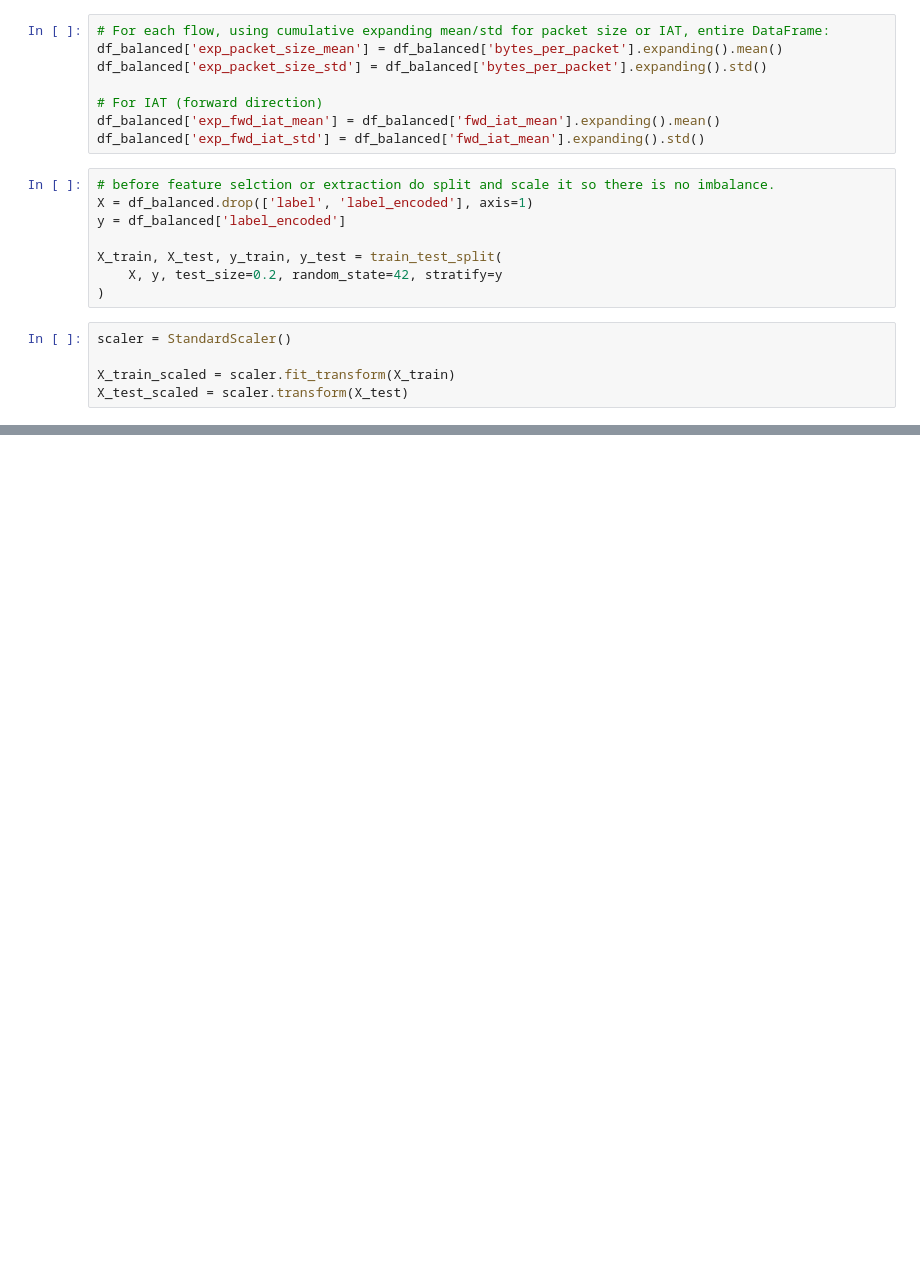
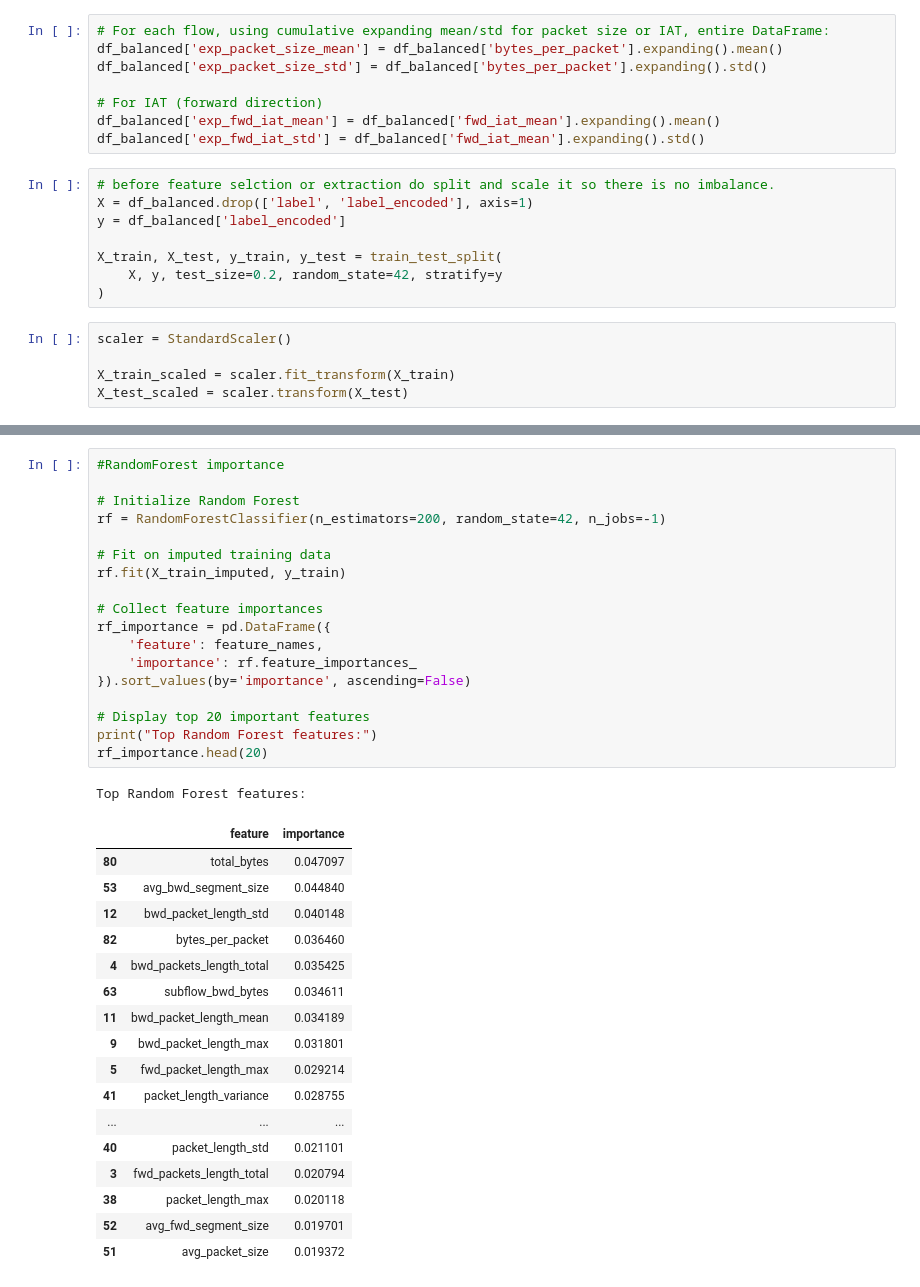
Before and after one commit to HarishDeepak/network-intrusion-detection-system, a Jupyter notebook: Data_cleaning/Copy_of_Preprocessing.ipynb, the cells around one changed output, grey strips where cells are left out. Drawn from its saved outputs; the diff is of its cells as text; blank space fills up the shorter version.

```diff
--- a/Data_cleaning/Copy_of_Preprocessing.ipynb
+++ b/Data_cleaning/Copy_of_Preprocessing.ipynb
@@ -496,0 +617,37 @@ array([[-7.64733174e-01, -1.09781439e-02, -1.13011213e-02,
+# %%
+#RandomForest importance
+
+# Initialize Random Forest
+rf = RandomForestClassifier(n_estimators=200, random_state=42, n_jobs=-1)
+
+# Fit on imputed training data
+rf.fit(X_train_imputed, y_train)
+
+# Collect feature importances
+rf_importance = pd.DataFrame({
+    'feature': feature_names,
+    'importance': rf.feature_importances_
+}).sort_values(by='importance', ascending=False)
+
+# Display top 20 important features
+print("Top Random Forest features:")
+rf_importance.head(20)
+# %% [output]
+Top Random Forest features:
+|  | feature | importance |
+| 80 | total_bytes | 0.047097 |
+| 53 | avg_bwd_segment_size | 0.044840 |
+| 12 | bwd_packet_length_std | 0.040148 |
+| 82 | bytes_per_packet | 0.036460 |
+| 4 | bwd_packets_length_total | 0.035425 |
+| 63 | subflow_bwd_bytes | 0.034611 |
+| 11 | bwd_packet_length_mean | 0.034189 |
+| 9 | bwd_packet_length_max | 0.031801 |
+| 5 | fwd_packet_length_max | 0.029214 |
+| 41 | packet_length_variance | 0.028755 |
+| ... | ... | ... |
+| 40 | packet_length_std | 0.021101 |
+| 3 | fwd_packets_length_total | 0.020794 |
+| 38 | packet_length_max | 0.020118 |
+| 52 | avg_fwd_segment_size | 0.019701 |
+| 51 | avg_packet_size | 0.019372 |
```
Also changed, not shown: parts of 22 cells of this notebook, 2 other files.
